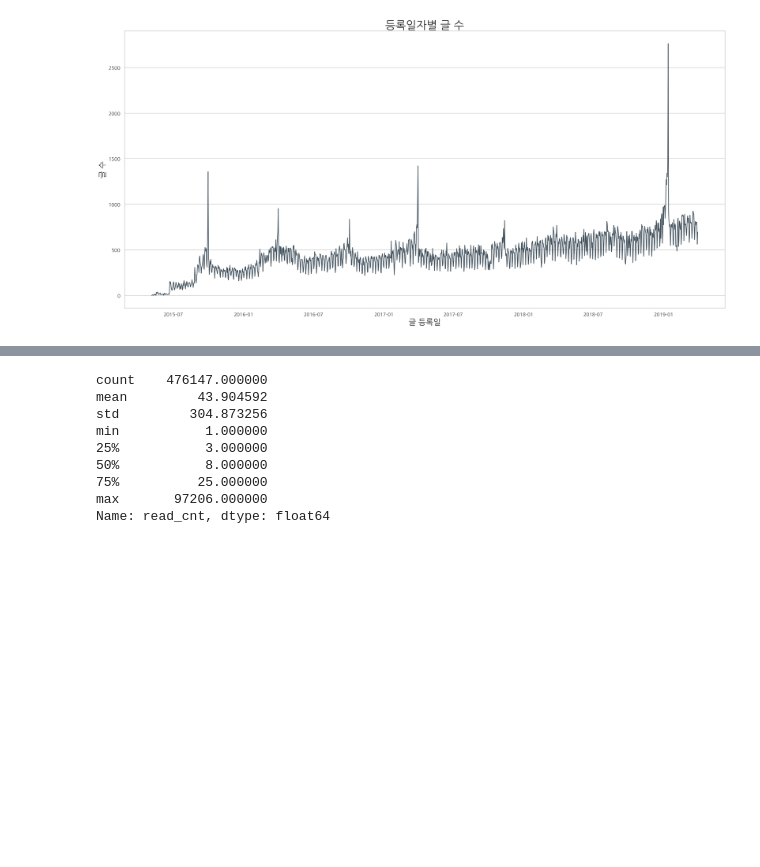
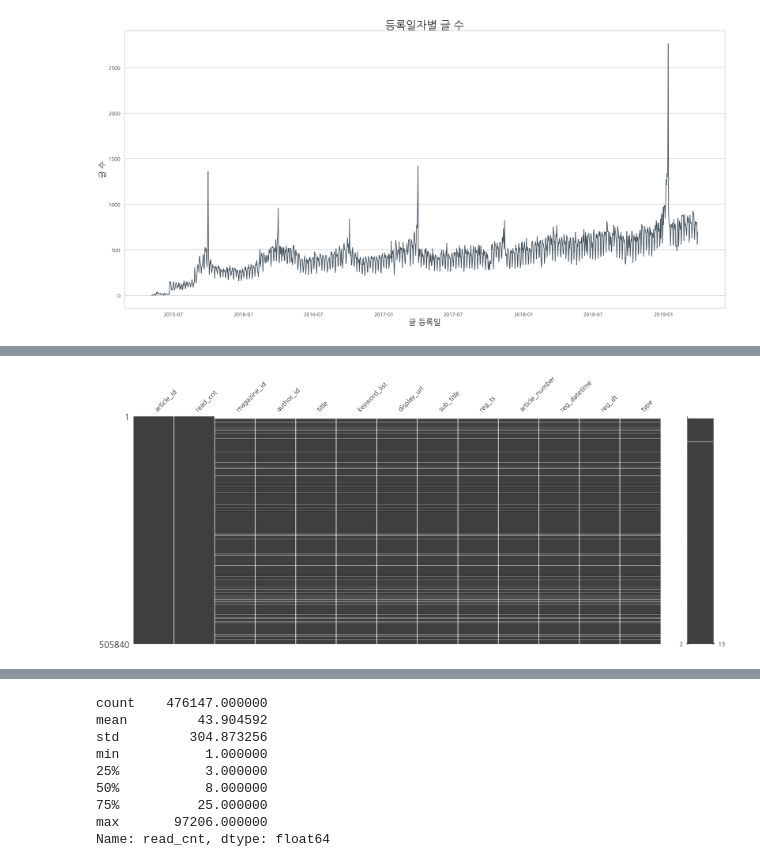
Before and after one commit to dss-14th/ml-repo-4, a Jupyter notebook: Eda.ipynb, the cells around one changed output, grey strips where cells are left out. Cells and saved outputs as stored; diff of their text form; code cells hidden in the pictures; blank space fills up the shorter version.

```diff
--- a/Eda.ipynb
+++ b/Eda.ipynb
@@ -205,4 +282,0 @@ atc = metadata.copy()
-# %%
-atc["reg_datetime"] = atc["reg_ts"].apply(lambda x: datetime.fromtimestamp(x/1000.0))
-atc["reg_dt"] = atc["reg_datetime"].dt.date
-atc["type"] = atc["magazine_id"].apply(lambda x: "개인" if x == 0.0 else "매거진")
@@ -238,0 +309,4 @@ plt.show()
+# %%
+# 읽은 정보가 없는 readers_id 제외하고 글별 소비 수 DataFrame 생성
+atc_read_cnt = read[read.article_id != ""].groupby("article_id", as_index=False)["readers_id"].count()
+atc_read_cnt.rename(columns={"readers_id": "read_cnt"}, inplace=True)
@@ -242,5 +353,4 @@ plt.show()
-# %%
-atc_read_cnt = read[read.article_id != ""].groupby(
-    "article_id", as_index=False)["readers_id"].count()
-atc_read_cnt.rename(columns={"readers_id": "read_cnt"}, inplace=True)
+# %%
+# metadata 결합 (#포함 article_id의 metadata 정보 확인을 위해서)
+atc_read_cnt_meta = pd.merge(atc_read_cnt, atc, how="left", left_on="article_id", right_on="article_id")
 # %%
@@ -291,0 +360,5 @@ atc_read_cnt.tail()
+# %%
+msno.matrix(atc_read_cnt_meta)
+plt.show()
+# %% [output]
+[figure, added]
```
Also changed, not shown: parts of 173 cells of this notebook.
